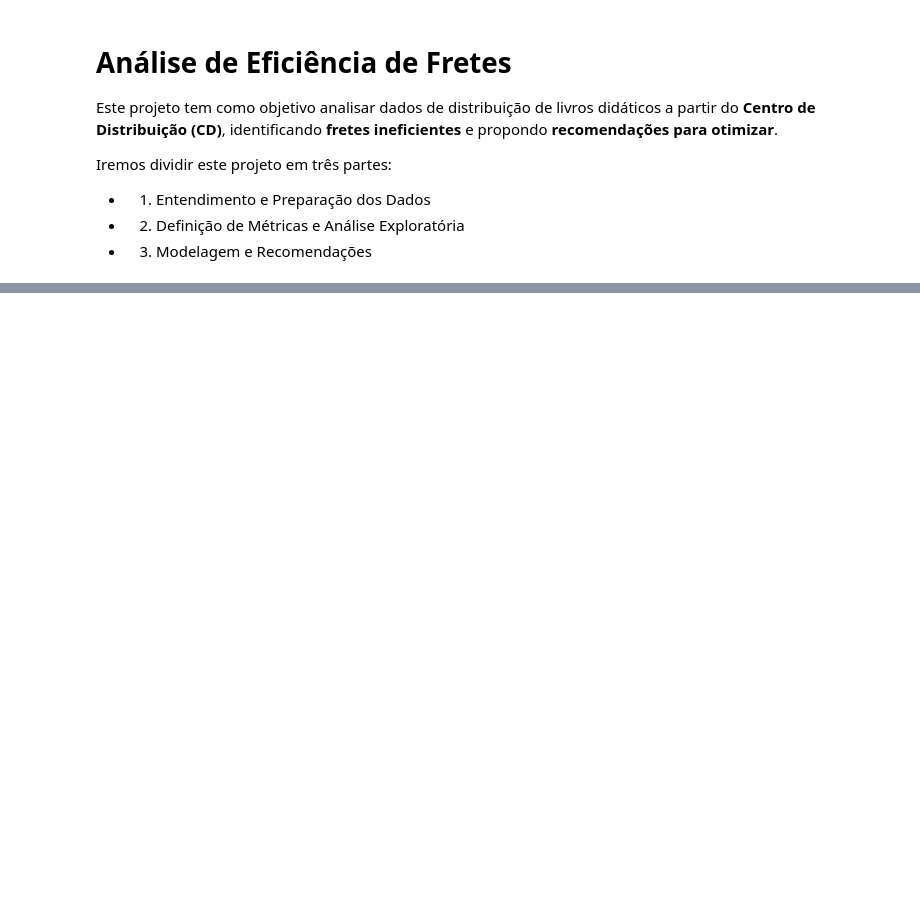
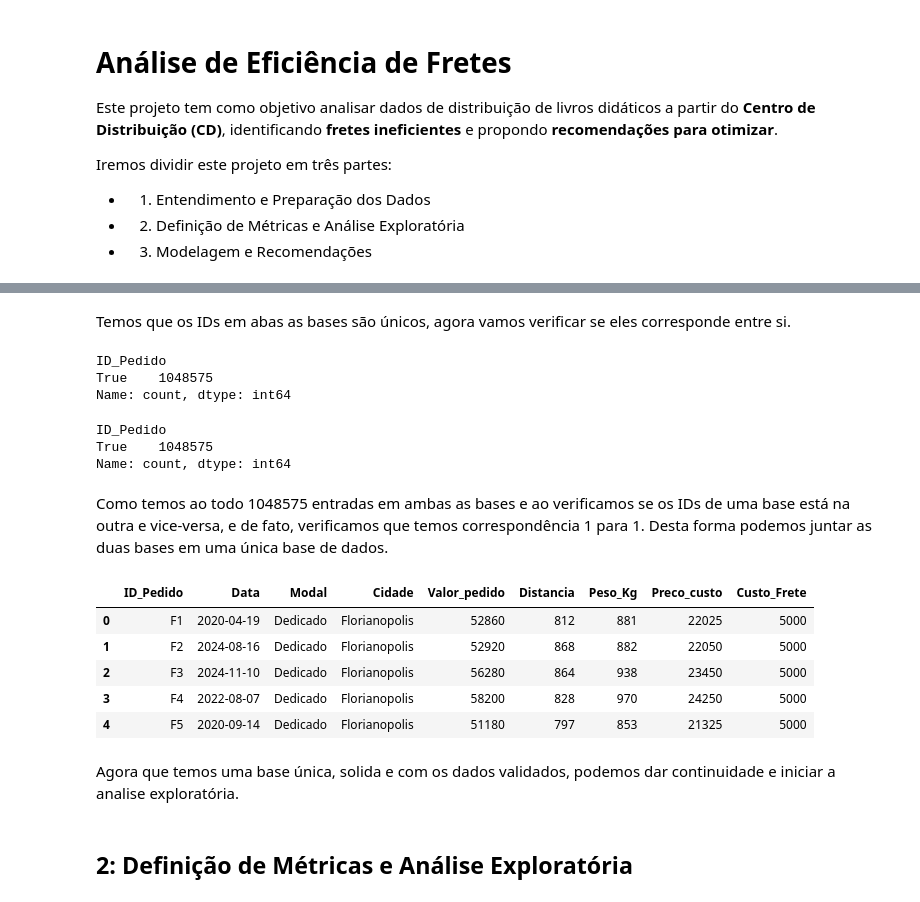
Before and after one commit to mh-pedro/freight-cost-optimizer, a Jupyter notebook: notebooks/analise_fretes.ipynb, the cells around one changed output, grey strips where cells are left out. Saved outputs shown, nothing was run; the diff lists cells and outputs as text; code cells hidden in the pictures; blank space fills up the shorter version.

```diff
--- a/notebooks/analise_fretes.ipynb
+++ b/notebooks/analise_fretes.ipynb
@@ -47,5 +72,5 @@ import pandas as pd
 # %%
-df_info = pd.read_csv('./data/Base_informações.csv', sep=',')
-
-df_pedidos = pd.read_csv('./data/Base_Pedidos.csv', sep=';')
+# Importando as duas bases de dados
+df_info = pd.read_csv('../data/base_informações.csv', sep=';')
+df_pedidos = pd.read_csv('../data/base_pedidos.csv', sep=';')
 # %%
@@ -70,0 +176,40 @@ df_info.head()
+# %% [markdown]
+Temos que os IDs em abas as bases são únicos, agora vamos verificar se eles corresponde entre si.
+# %%
+# Verificando se cada ID de Base_info está em Base_pedidos
+
+df_info['ID_Pedido'].isin(df_pedidos['ID_Pedido']).value_counts()
+# %% [output]
+ID_Pedido
+True    1048575
+Name: count, dtype: int64
+# %%
+# Verificando se cada ID de Base_pedidos está em Base_info
+
+df_pedidos['ID_Pedido'].isin(df_info['ID_Pedido']).value_counts()
+# %% [output]
+ID_Pedido
+True    1048575
+Name: count, dtype: int64
+# %% [markdown]
+Como temos ao todo 1048575 entradas em ambas as bases e ao verificamos se os IDs de uma base está na outra e vice-versa, e de fato, verificamos que temos correspondência 1 para 1. Desta forma podemos juntar as duas bases em uma única base de dados.
+# %%
+df = pd.merge(
+  df_pedidos,
+  df_info,
+  how='inner', # Junta apenas os IDs presentes nas duas bases
+  on='ID_Pedido' # Coluna em comum
+)
+# %%
+df.head()
+# %% [output]
+|  | ID_Pedido | Data | Modal | Cidade | Valor_pedido | Distancia | Peso_Kg | Preco_custo | Custo_Frete |
+| 0 | F1 | 2020-04-19 | Dedicado | Florianopolis | 52860 | 812 | 881 | 22025 | 5000 |
+| 1 | F2 | 2024-08-16 | Dedicado | Florianopolis | 52920 | 868 | 882 | 22050 | 5000 |
+| 2 | F3 | 2024-11-10 | Dedicado | Florianopolis | 56280 | 864 | 938 | 23450 | 5000 |
+| 3 | F4 | 2022-08-07 | Dedicado | Florianopolis | 58200 | 828 | 970 | 24250 | 5000 |
+| 4 | F5 | 2020-09-14 | Dedicado | Florianopolis | 51180 | 797 | 853 | 21325 | 5000 |
+# %% [markdown]
+Agora que temos uma base única, solida e com os dados validados, podemos dar continuidade e iniciar a analise exploratória.
+# %% [markdown]
+## 2: Definição de Métricas e Análise Exploratória
```
Also changed, not shown: parts of 31 cells of this notebook.
